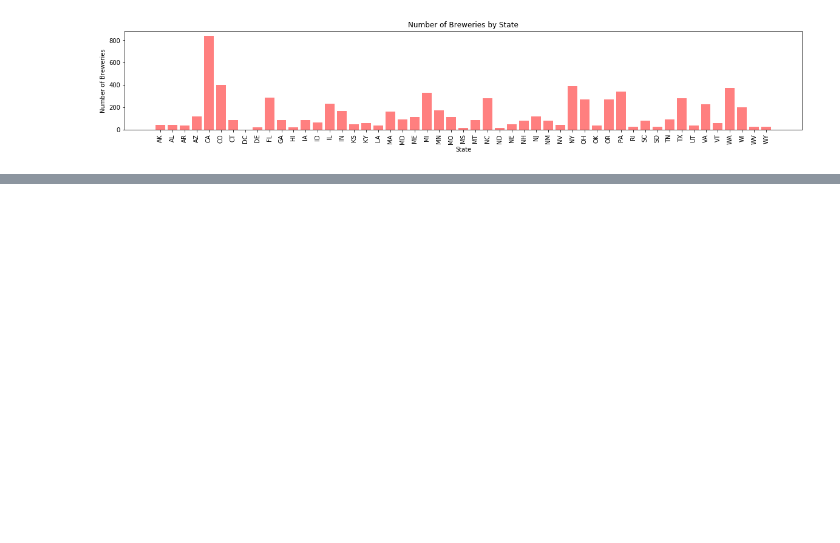
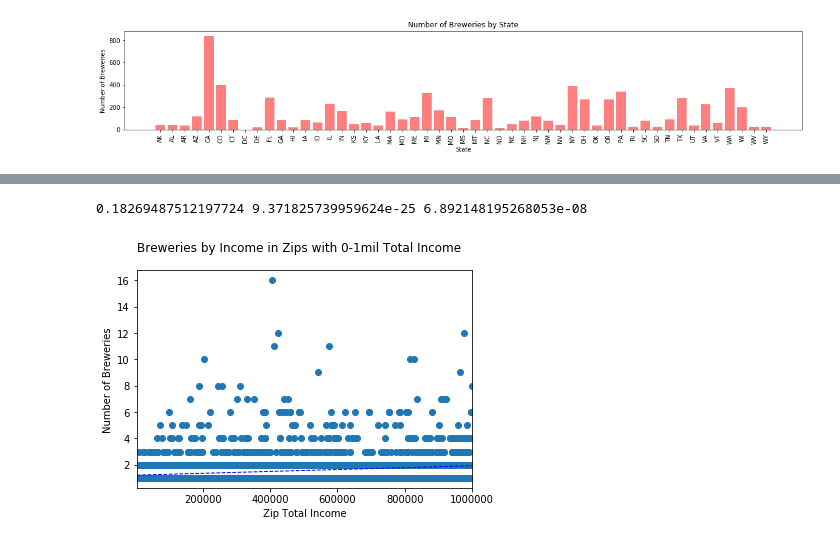
Before and after one commit to sjlapan/Economic_Predictors_of_Brewery_Success, a Jupyter notebook: data_analysis.ipynb, the cells around one changed output, grey strips where cells are left out. Saved outputs shown, nothing was run; the diff lists cells and outputs as text; code cells hidden in the pictures; blank space fills up the shorter version.

```diff
--- a/data_analysis.ipynb
+++ b/data_analysis.ipynb
@@ -251,0 +192,25 @@ TypeError: <lambda>() missing 1 required positional argument: 'height'
+# %%
+# get number of unique breweries per zipcode in this income level
+num_b = sorted_df.iloc[:, 7]
+
+# get total income for zipcodes in this income level
+t_income = sorted_df.iloc[:, 12]
+
+# set up linear regression
+ti_slope, ti_int, ti_r, ti_p, ti_std_err = stats.linregress(t_income, num_b)
+ti_fit = ti_slope * t_income + ti_int
+
+# plot the linear regression
+fig, ax3 = plt.subplots()
+fig.suptitle("Breweries by Income in Zips with 0-1mil Total Income", fontsize=12)
+
+ax3.set_xlim(min(t_income), max(t_income))
+ax3.plot(t_income, num_b, linewidth=0, marker="o")
+ax3.plot(t_income, ti_fit, "b--", linewidth=1)
+ax3.set_ylabel("Number of Breweries")
+ax3.set_xlabel("Zip Total Income")
+fig.savefig("Breweries by Income Per Zipcode with 0-1 Mil Total Income")
+print(ti_r, ti_p, ti_std_err)
+# %% [output]
+0.18269487512197724 9.371825739959624e-25 6.892148195268053e-08
+[figure, added]
```
Also changed, not shown: parts of 27 cells of this notebook, 4 other files.
